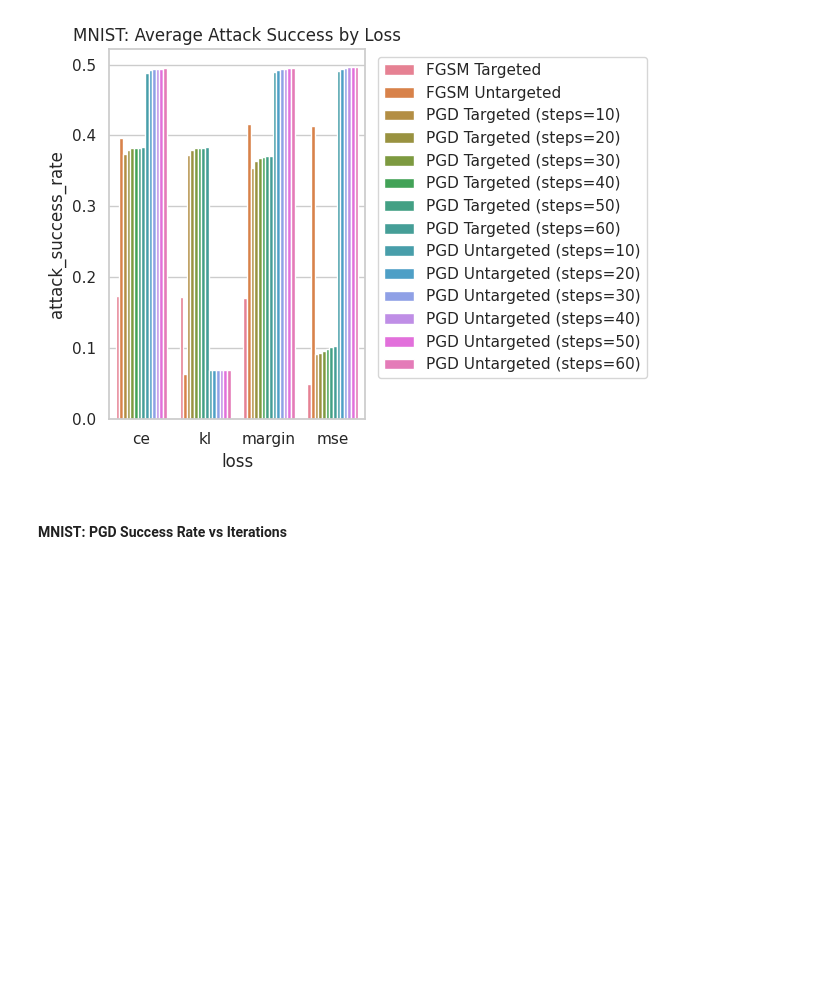
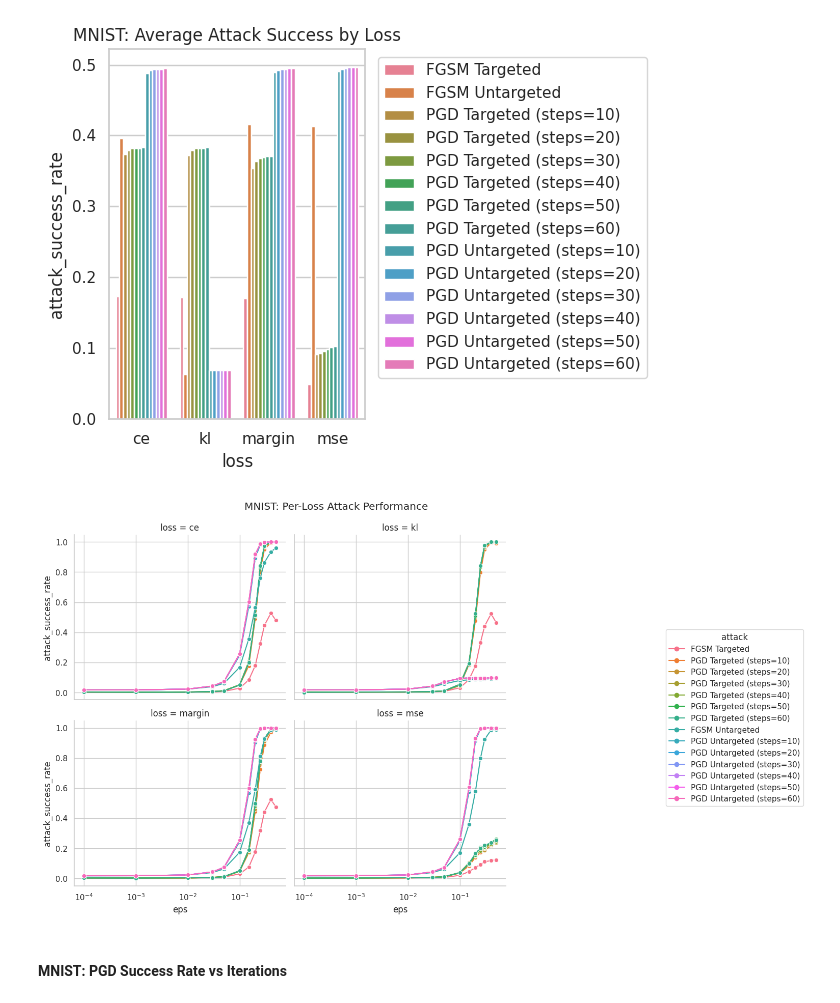
Before and after one commit to ch-yun-01/adversarial-fgsm-pgd, a Jupyter notebook: anaylze.ipynb, the cells around one changed output. Cells and saved outputs as stored; diff of their text form; code cells hidden in the pictures; blank space fills up the shorter version.

```diff
--- a/anaylze.ipynb
+++ b/anaylze.ipynb
@@ -216,6 +216,35 @@ plt.tight_layout()
 plt.show()
 # %% [output]
 [figure]
+# %%
+g = sns.relplot(
+    data=mnist_df,
+    x="eps",
+    y="attack_success_rate",
+    hue="attack",
+    col="loss",
+    kind="line",
+    marker="o",
+    col_wrap=2,
+    height=4,
+    aspect=1.2,
+    legend="full"
+)
+
+g.set(xscale="log")
+g.fig.suptitle("MNIST: Per-Loss Attack Performance", y=1.03)
+
+
+sns.move_legend(
+    g,
+    "center left",
+    bbox_to_anchor=(1.02, 0.5),
+    frameon=True
+)
+
+plt.show()
+# %% [output]
+[figure, added]
 # %% [markdown]
 #### MNIST: PGD Success Rate vs Iterations
 # %%
```
Also changed, not shown: parts of 1 cell of this notebook.
